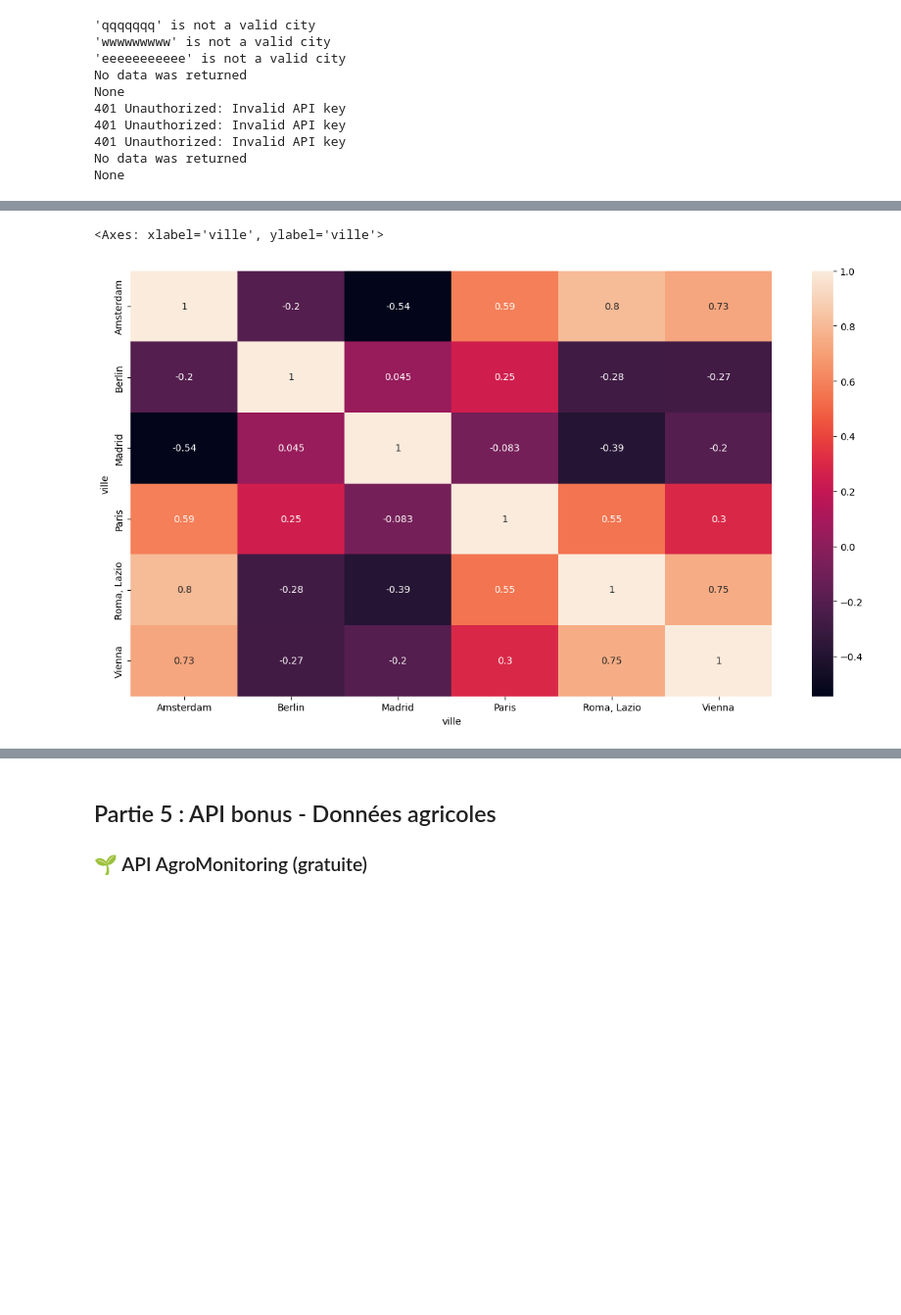
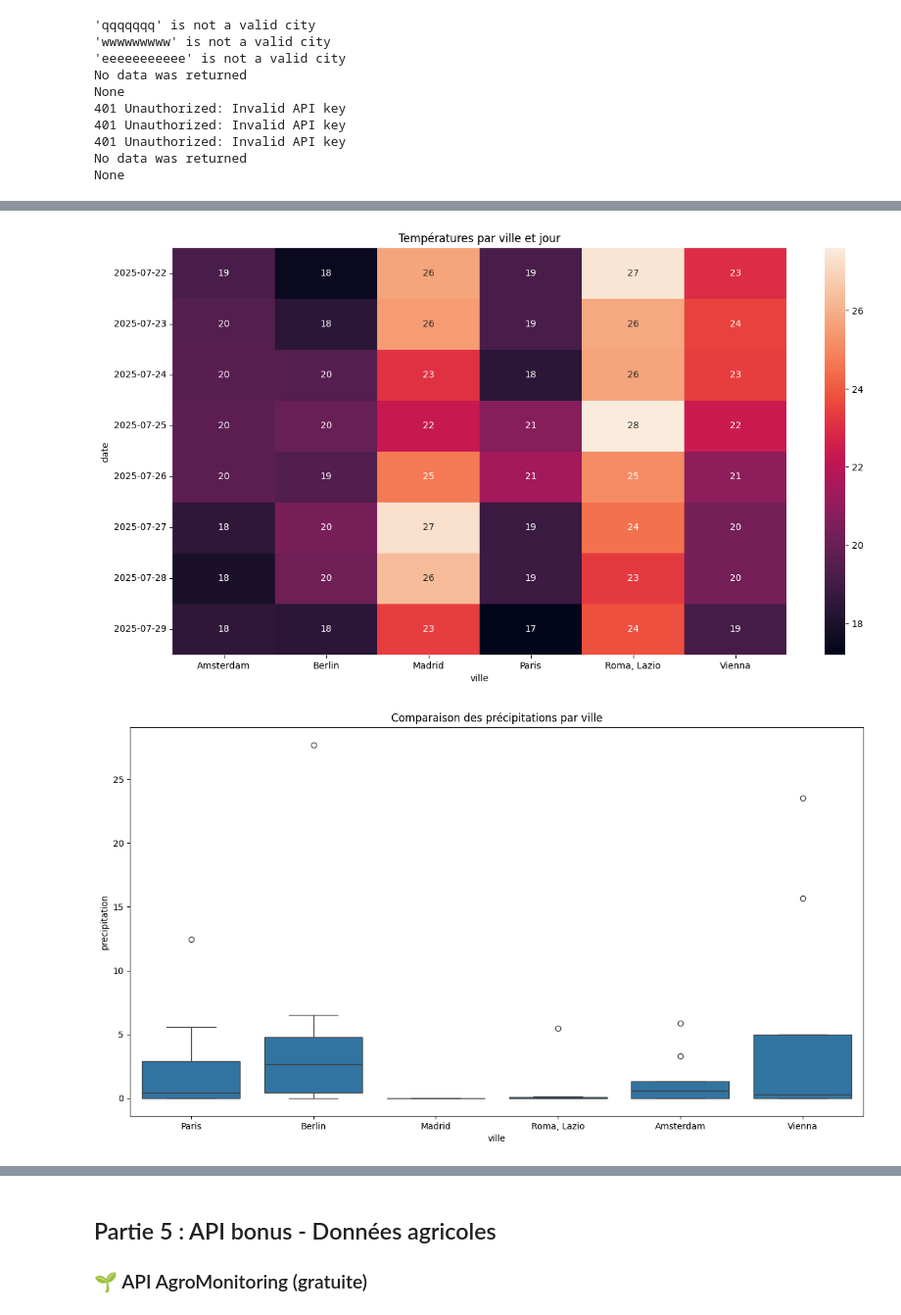
Before and after one commit to 17matb/data-analysis-solution, a Jupyter notebook: Notebook_1_Fondamentaux_Python_pour_l_ia.ipynb, the cells around one changed output, grey strips where cells are left out. Shown at 98% size. Drawn from its saved outputs; the diff is of its cells as text; code cells hidden in the pictures; blank space fills up the shorter version.

```diff
--- a/Notebook_1_Fondamentaux_Python_pour_l_ia.ipynb
+++ b/Notebook_1_Fondamentaux_Python_pour_l_ia.ipynb
@@ -200,7 +200,8 @@ def get_historical_weather(city, start_date, end_date, api_key):
         params = {
             'key': api_key,
             'include': 'days',
-            'elements': 'datetime,temp,humidity,precip,windspeed,pressure'
+            'elements': 'datetime,temp,humidity,precip,windspeed,pressure',
+            'unitGroup': 'metric'
         }
 
         response  = requests.get(URL, params)
@@ -470,21 +464,33 @@ df_weather_aqi
 # %%
 ### 💡 Visualisations guidées
 
 # 1. Heatmap des températures par ville et jour
 # Créez un pivot table : villes en colonnes, dates en lignes
 # Utilisez seaborn.heatmap()
 pivot = df_weather_aqi.pivot_table(values='temperature', index='date', columns='ville')
 
 plt.figure(figsize=(15, 8))
-sns.heatmap(pivot.corr(), annot=True)
+sns.heatmap(pivot, annot=True)
+plt.title('Températures par ville et jour')
+plt.show()
 
 # 2. Boxplot comparatif des précipitations
 # Utilisez seaborn.boxplot()
+plt.figure(figsize=(15,8))
+sns.boxplot(df_weather_aqi, x='ville', y='precipitation')
+plt.title('Comparaison des précipitations par ville')
+plt.show()
 
 # 3. Scatter plot qualité air vs température
 # Ajoutez une regression line avec seaborn.regplot()
+plt.figure(figsize=(12,8))
+sns.regplot(df_weather_aqi, x='aqi', y='temperature')
+plt.title('Comparaison de la qualité de l\'air et de la température')
+plt.xlabel('qualité de l\'air')
+plt.ylabel('température')
+plt.show()
 
-# 4. faire un line chart pour comparer les villes
+# faire un line chart pour comparer les villes ?
 # %% [output]
-<Axes: xlabel='ville', ylabel='ville'>
-[figure, old version]
+[figure, new version]
+[figure, added]
```
Also changed, not shown: parts of 7 cells of this notebook.
